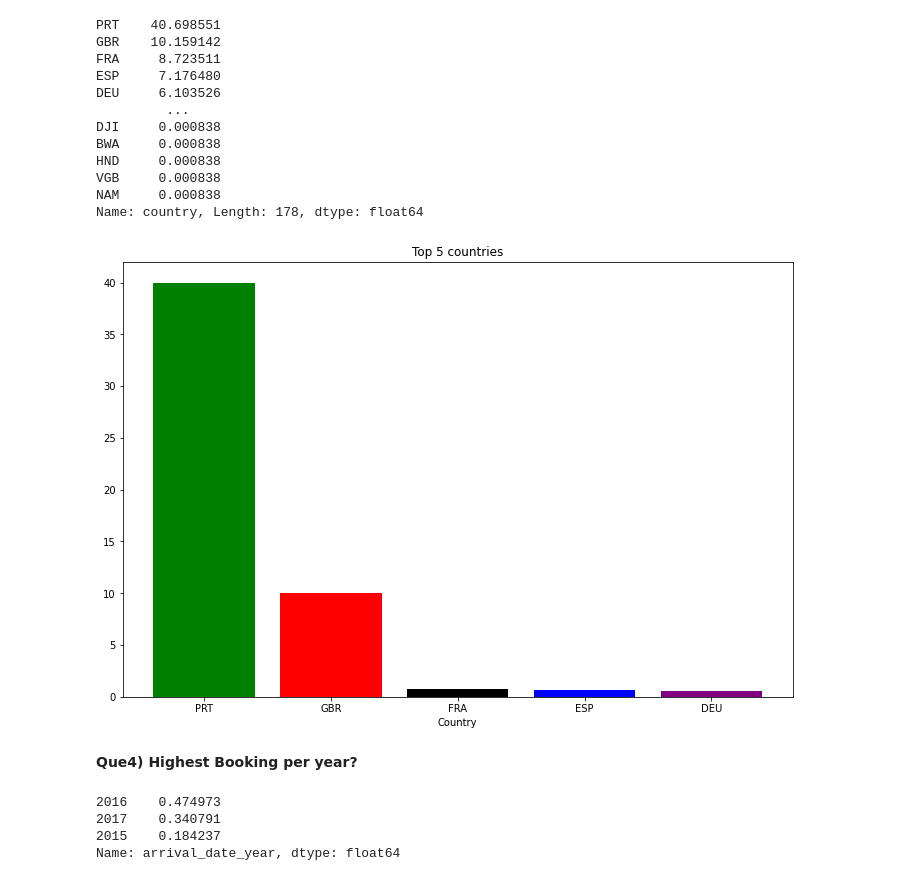
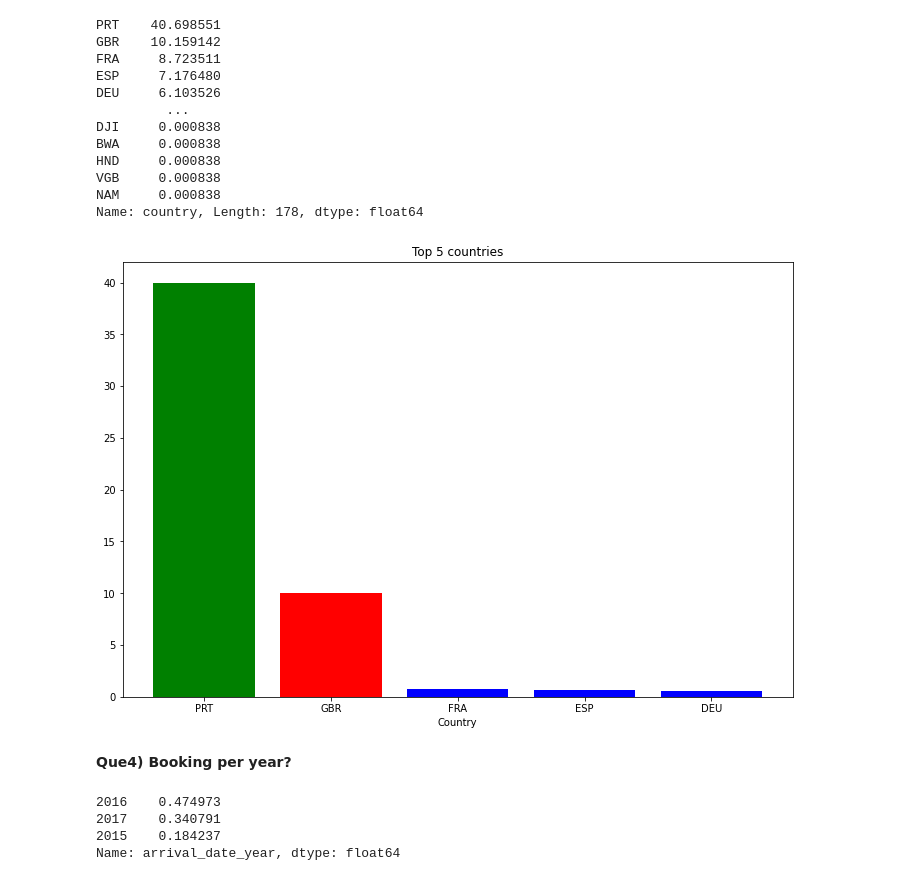
Before and after one commit to SumitAwagan123/hotel-booking-analysis-, a Jupyter notebook: Sumit_Awagan_Hotel_Booking_Analysis_Capstone_Project.ipynb, the cells around one changed output. Cells and saved outputs as stored; diff of their text form; code cells hidden in the pictures.

```diff
--- a/Sumit_Awagan_Hotel_Booking_Analysis_Capstone_Project.ipynb
+++ b/Sumit_Awagan_Hotel_Booking_Analysis_Capstone_Project.ipynb
@@ -250,15 +246,15 @@ Name: country, Length: 178, dtype: float64
 # %%
 x=['PRT','GBR','FRA','ESP','DEU']
 h=[40,10,0.8,0.7,0.6]
 plt.figure(figsize=(12,8))
-plt.bar(x,h,color=["green","red","black","blue","purple"])
+plt.bar(x,h,color=["green","red","blue","blue","blue"])
 plt.xlabel('Country')
 plt.title("Top 5 countries")
 plt.show()
 # %% [output]
-[figure, old version]
+[figure, new version]
 # %% [markdown]
-**Que4) Highest Booking per year?**
+**Que4) Booking per year?**
 # %%
 df.arrival_date_year.value_counts(normalize=True)
 # %% [output]
```
Also changed, not shown: parts of 3 cells of this notebook.
